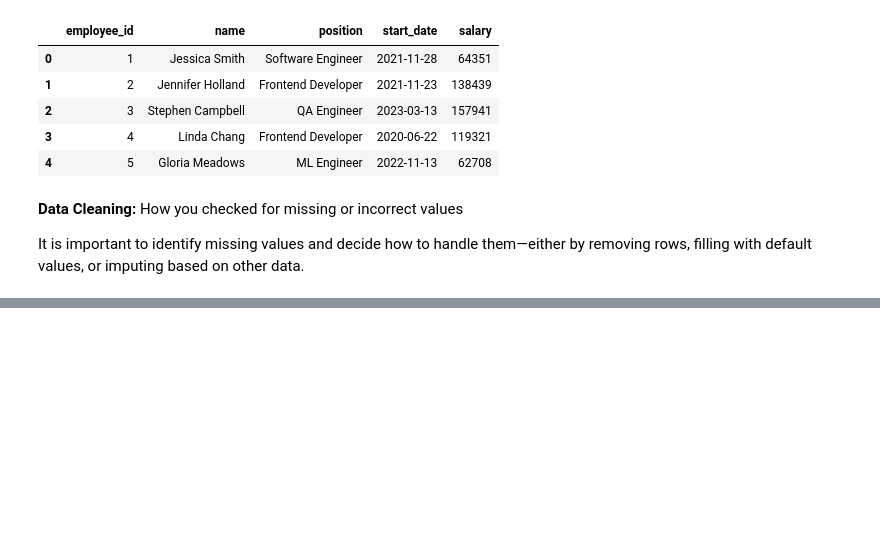
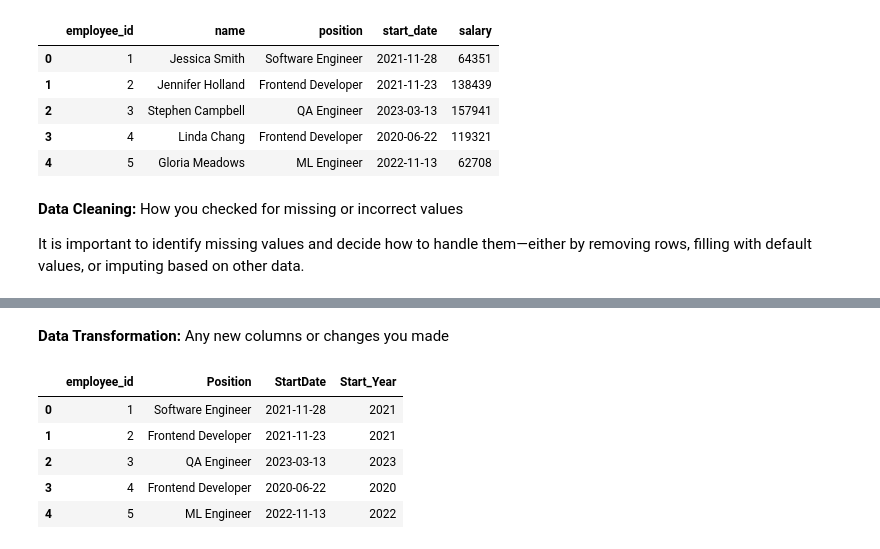
Before and after one commit to MandeepCon/Lab3-DataEngineering-EDA, a Jupyter notebook: Lab3-DataEngineering&EDA.ipynb, the cells around one changed output, grey strips where cells are left out. Cells and saved outputs as stored; diff of their text form; code cells hidden in the pictures; blank space fills up the shorter version.

Commit message:
Part 2: Data Transformation

```diff
--- a/Lab3-DataEngineering&EDA.ipynb
+++ b/Lab3-DataEngineering&EDA.ipynb
@@ -173,0 +204,6 @@ No missing values found in the DataFrame.
+# %%
+#Rename the columns for better readability
+df.rename(columns={'start_date': 'StartDate', 'name':'Name', 'position': 'Position', 'salary': 'SalaryUSD'}, inplace=True)
+print(df.head())
+print("\n")
+print("Columns renamed for better readability.")
@@ -173,0 +233,15 @@ No missing values found in the DataFrame.
+# %% [markdown]
+**Data Transformation:** Any new columns or changes you made
+# %%
+# Extract the start year from start_date
+df['Start_Year'] = pd.DatetimeIndex(df['StartDate']).year
+
+# Preview the transformed data
+df[['employee_id', 'Position', 'StartDate', 'Start_Year']].head()
+# %% [output]
+|  | employee_id | Position | StartDate | Start_Year |
+| 0 | 1 | Software Engineer | 2021-11-28 | 2021 |
+| 1 | 2 | Frontend Developer | 2021-11-23 | 2021 |
+| 2 | 3 | QA Engineer | 2023-03-13 | 2023 |
+| 3 | 4 | Frontend Developer | 2020-06-22 | 2020 |
+| 4 | 5 | ML Engineer | 2022-11-13 | 2022 |
```
Also changed, not shown: parts of 6 cells of this notebook.
